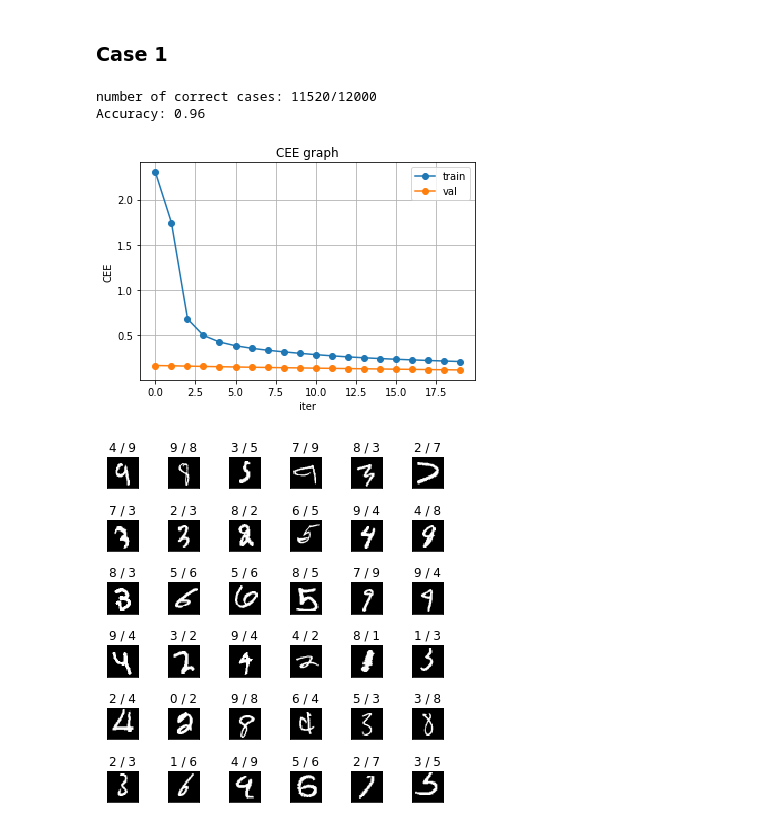
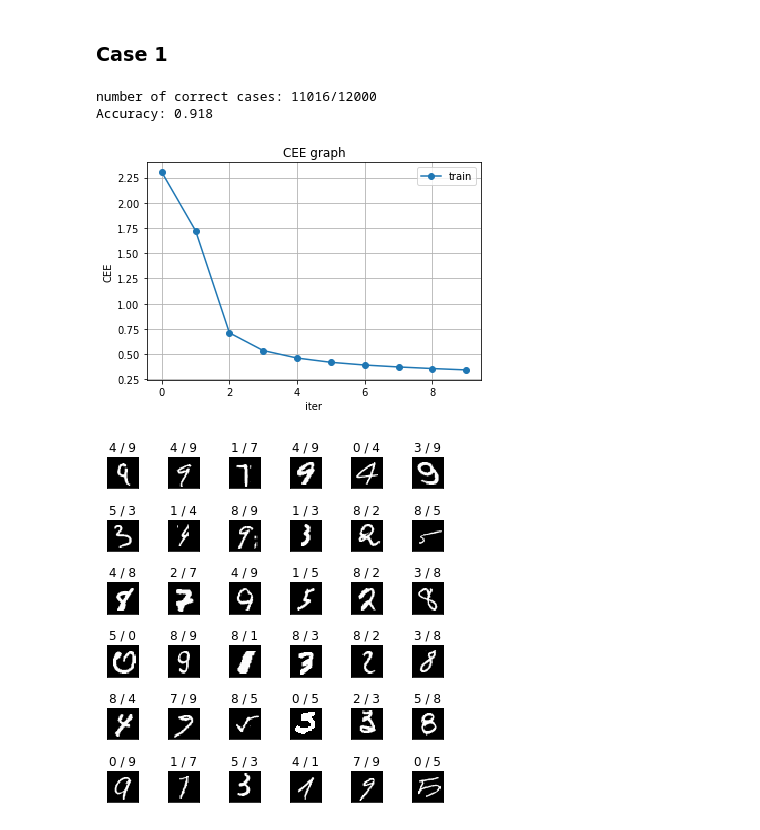
Before and after one commit to goriummaximum/diveintocode-ml, a Jupyter notebook: Sprints/sprint10-DNN/dnn.ipynb, the cells around one changed output. Saved outputs shown, nothing was run; the diff lists cells and outputs as text; code cells hidden in the pictures.

```diff
--- a/Sprints/sprint10-DNN/dnn.ipynb
+++ b/Sprints/sprint10-DNN/dnn.ipynb
@@ -274,11 +274,6 @@ class ScratchDeepNeuralNetrowkClassifier():
         self.verbose = verbose
 
     def _initialize_neural_network(self):
-        #choose optimizer
-        if (self.optimizer == 'sgd'):
-            self.optimizer = SGD(self.lr)
-        elif (self.optimizer == 'adagrad'):
-            self.optimizer = AdaGrad(self.lr)
         #choose activations
         self.activations = np.full(len(self.n_nodes), None) #activations[0] unused
         for i in range(1, len(self.n_nodes)):
@@ -290,15 +285,23 @@ class ScratchDeepNeuralNetrowkClassifier():
                 self.activations[i] = ReLU()
             elif (self.activations_name[i] == 'softmax'):
                 self.activations[i] = Softmax()
-        #choose initializer and build neural network
+        #choose initializer, optimizer and build neural network
         self.FC = np.full(len(self.n_nodes), None) #FC[0] unused
         for i in range(1, len(self.n_nodes)):
-            if (self.initializers[i] == 'gaussian'):
-                self.FC[i] = FC(self.n_nodes[i - 1], self.n_nodes[i], SimpleInitializer(self.sigma), self.optimizer)
-            elif (self.initializers[i] == 'xavier'):
-                self.FC[i] = FC(self.n_nodes[i - 1], self.n_nodes[i]. XavierInitializer(self.n_nodes[i - 1]), self.optimizer)
-            elif (self.initializers[i] == 'he'):
-                self.FC[i] = FC(self.n_nodes[i - 1], self.n_nodes[i]. HeInitializer(self.n_nodes[i - 1]), self.optimizer)
+            if (self.optimizer == 'sgd'):
+                if (self.initializers[i] == 'gaussian'):
+                    self.FC[i] = FC(self.n_nodes[i - 1], self.n_nodes[i], SimpleInitializer(self.sigma), SGD(self.lr))
+                elif (self.initializers[i] == 'xavier'):
+                    self.FC[i] = FC(self.n_nodes[i - 1], self.n_nodes[i], XavierInitializer(self.n_nodes[i - 1]), SGD(self.lr))
+                elif (self.initializers[i] == 'he'):
+                    self.FC[i] = FC(self.n_nodes[i - 1], self.n_nodes[i], HeInitializer(self.n_nodes[i - 1]), SGD(self.lr))
+            elif (self.optimizer == 'adagrad'):
+                if (self.initializers[i] == 'gaussian'):
+                    self.FC[i] = FC(self.n_nodes[i - 1], self.n_nodes[i], SimpleInitializer(self.sigma), AdaGrad(self.lr, (self.n_nodes[i - 1], self.n_nodes[i])))
+                elif (self.initializers[i] == 'xavier'):
+                    self.FC[i] = FC(self.n_nodes[i - 1], self.n_nodes[i], XavierInitializer(self.n_nodes[i - 1]), AdaGrad(self.lr, (self.n_nodes[i - 1], self.n_nodes[i])))
+                elif (self.initializers[i] == 'he'):
+                    self.FC[i] = FC(self.n_nodes[i - 1], self.n_nodes[i], HeInitializer(self.n_nodes[i - 1]), AdaGrad(self.lr, (self.n_nodes[i - 1], self.n_nodes[i])))
 
     def _forward(self, X):
         A = np.full(len(self.n_nodes), None) #A[0] unused
@@ -432,24 +436,40 @@ def draw_fault(y_pred, y_val):
 # %%
 def save_model(model_name, model):
     np.savez(model_name + '.npz', model)
+# %%
+def handler(model=None, X_train=None, y_train=None, X_val=None, y_val=None, epochs=None, save=False, file_name=None):
+    model.fit(X_train, y_train)
+    y_pred = model.predict(X_val)
+    unique_elements, counts_elements = np.unique(y_pred - np.argmax(y_val, axis=1), return_counts=True)
+    print("number of correct cases: {}/{}".format(int(counts_elements[unique_elements == 0]), y_pred.shape[0]))
+    print("Accuracy: {}".format(accuracy_score(np.argmax(y_val, axis=1), y_pred)))
+    plot_CEE(CEE_list=model.CEE_list, epochs=epochs)
+    draw_fault(y_pred, np.argmax(y_val, axis=1))
+    if (save == True):
+        save_model('file_name', model)
 # %% [markdown]
 <h3>Case 1</h3>
 # %%
-epochs = 20
+epochs = 10
 batch_size = 200
 # %%
 dnn3_1 = ScratchDeepNeuralNetrowkClassifier(
                 hidden_layers=[400,200],
                 hidden_activations=['tanh', 'tanh'],
                 hidden_initializers=['gaussian', 'gaussian'],
                 sigma=0.01,
                 optimizer='sgd',
                 layer_type=None,
                 batch_size=batch_size,
                 epochs=epochs,
                 lr=0.05,
                 seed=69,
                 verbose=False
 )
 
-dnn3_1.fit(X_train, y_train, X_val, y_val)
+handler(dnn3_1, X_train, y_train, X_val, y_val, epochs)
+# %% [output]
+number of correct cases: 11016/12000
+Accuracy: 0.918
+[figure, added]
+[figure, added]
@@ -460,15 +475,0 @@ y_pred = dnn3_1.predict(X_val)
-# %%
-unique_elements, counts_elements = np.unique(y_pred - np.argmax(y_val, axis=1), return_counts=True)
-print("number of correct cases: {}/{}".format(int(counts_elements[unique_elements == 0]), y_pred.shape[0]))
-print("Accuracy: {}".format(accuracy_score(np.argmax(y_val, axis=1), y_pred)))
-# %% [output]
-number of correct cases: 11520/12000
-Accuracy: 0.96
-# %%
-plot_CEE(dnn3_1.CEE_list, dnn3_1.CEE_list_val, epochs)
-# %% [output]
-[figure, removed]
-# %%
-draw_fault(y_pred, np.argmax(y_val, axis=1))
-# %% [output]
-[figure, removed]
```
Also changed, not shown: parts of 10 cells of this notebook.
